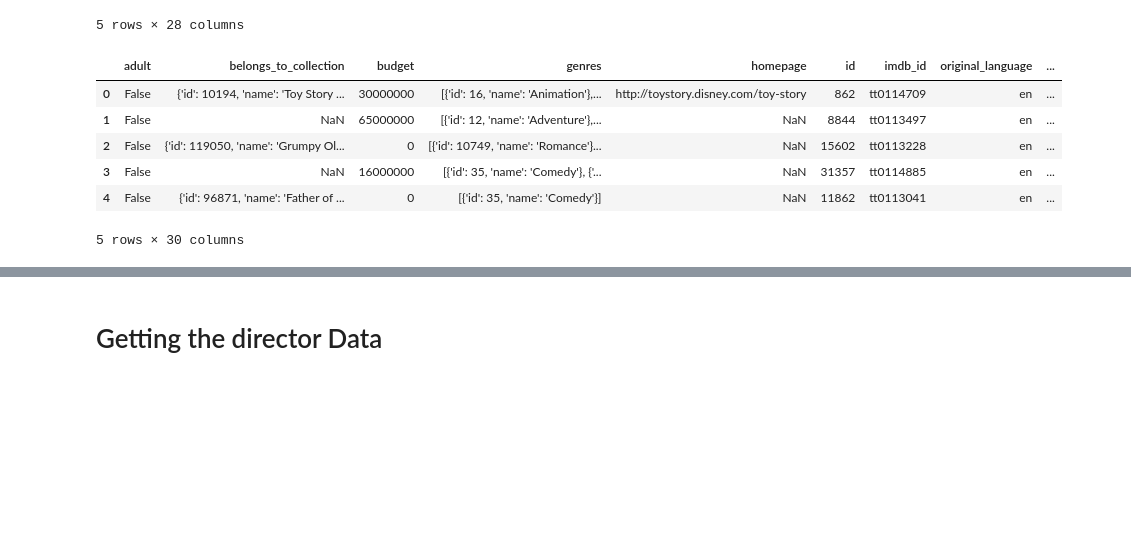
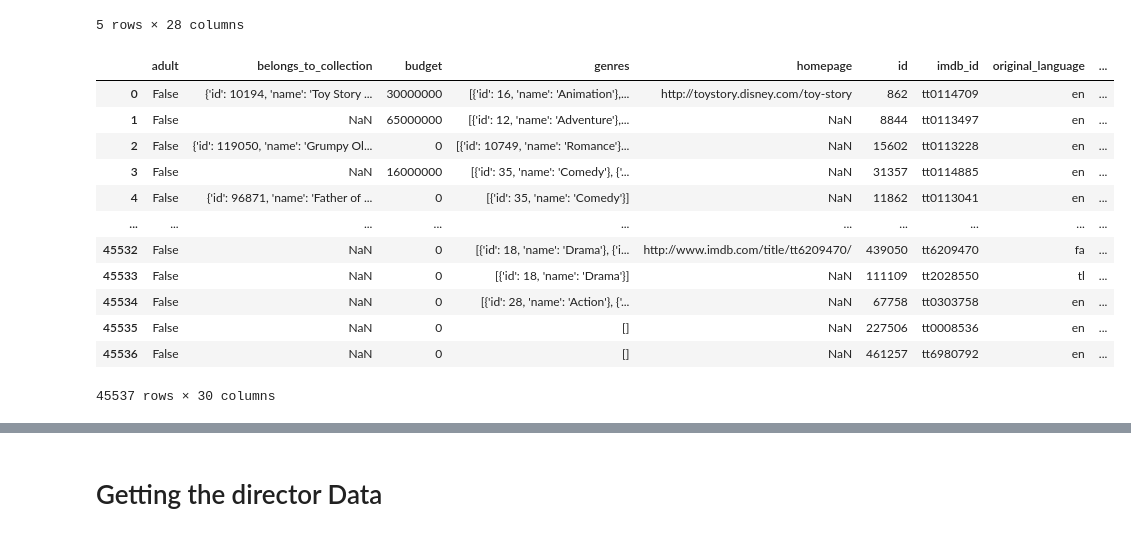
Before and after one commit to rmedina0531/movie-database-ml-project, a Jupyter notebook: project.ipynb, the cells around one changed output, grey strips where cells are left out. Cells and saved outputs as stored; diff of their text form; code cells hidden in the pictures; blank space fills up the shorter version.

```diff
--- a/project.ipynb
+++ b/project.ipynb
@@ -30,18 +30,24 @@ movies_df.head()
 # %%
 
 
 # print(movies_df['id'])
 movies_df['id'] = pd.to_numeric(movies_df['id'])
 df = movies_df.merge(credits_df, on='id')
-df.head()
+df
 
 # print(type(credits_df['id'][0]))
 # print(type(movies_df['id'][0]))
 # %% [output]
 |  | adult | belongs_to_collection | budget | genres | homepage | id | imdb_id | original_language | ... |
 | 0 | False | {'id': 10194, 'name': 'Toy Story ... | 30000000 | [{'id': 16, 'name': 'Animation'},... | http://toystory.disney.com/toy-story | 862 | tt0114709 | en | ... |
 | 1 | False | NaN | 65000000 | [{'id': 12, 'name': 'Adventure'},... | NaN | 8844 | tt0113497 | en | ... |
 | 2 | False | {'id': 119050, 'name': 'Grumpy Ol... | 0 | [{'id': 10749, 'name': 'Romance'}... | NaN | 15602 | tt0113228 | en | ... |
 | 3 | False | NaN | 16000000 | [{'id': 35, 'name': 'Comedy'}, {'... | NaN | 31357 | tt0114885 | en | ... |
 | 4 | False | {'id': 96871, 'name': 'Father of ... | 0 | [{'id': 35, 'name': 'Comedy'}] | NaN | 11862 | tt0113041 | en | ... |
+| ... | ... | ... | ... | ... | ... | ... | ... | ... | ... |
+| 45532 | False | NaN | 0 | [{'id': 18, 'name': 'Drama'}, {'i... | http://www.imdb.com/title/tt6209470/ | 439050 | tt6209470 | fa | ... |
+| 45533 | False | NaN | 0 | [{'id': 18, 'name': 'Drama'}] | NaN | 111109 | tt2028550 | tl | ... |
+| 45534 | False | NaN | 0 | [{'id': 28, 'name': 'Action'}, {'... | NaN | 67758 | tt0303758 | en | ... |
+| 45535 | False | NaN | 0 | [] | NaN | 227506 | tt0008536 | en | ... |
+| 45536 | False | NaN | 0 | [] | NaN | 461257 | tt6980792 | en | ... |
-5 rows × 30 columns
+45537 rows × 30 columns
```
Also changed, not shown: parts of 6 cells of this notebook, 1 other file.
